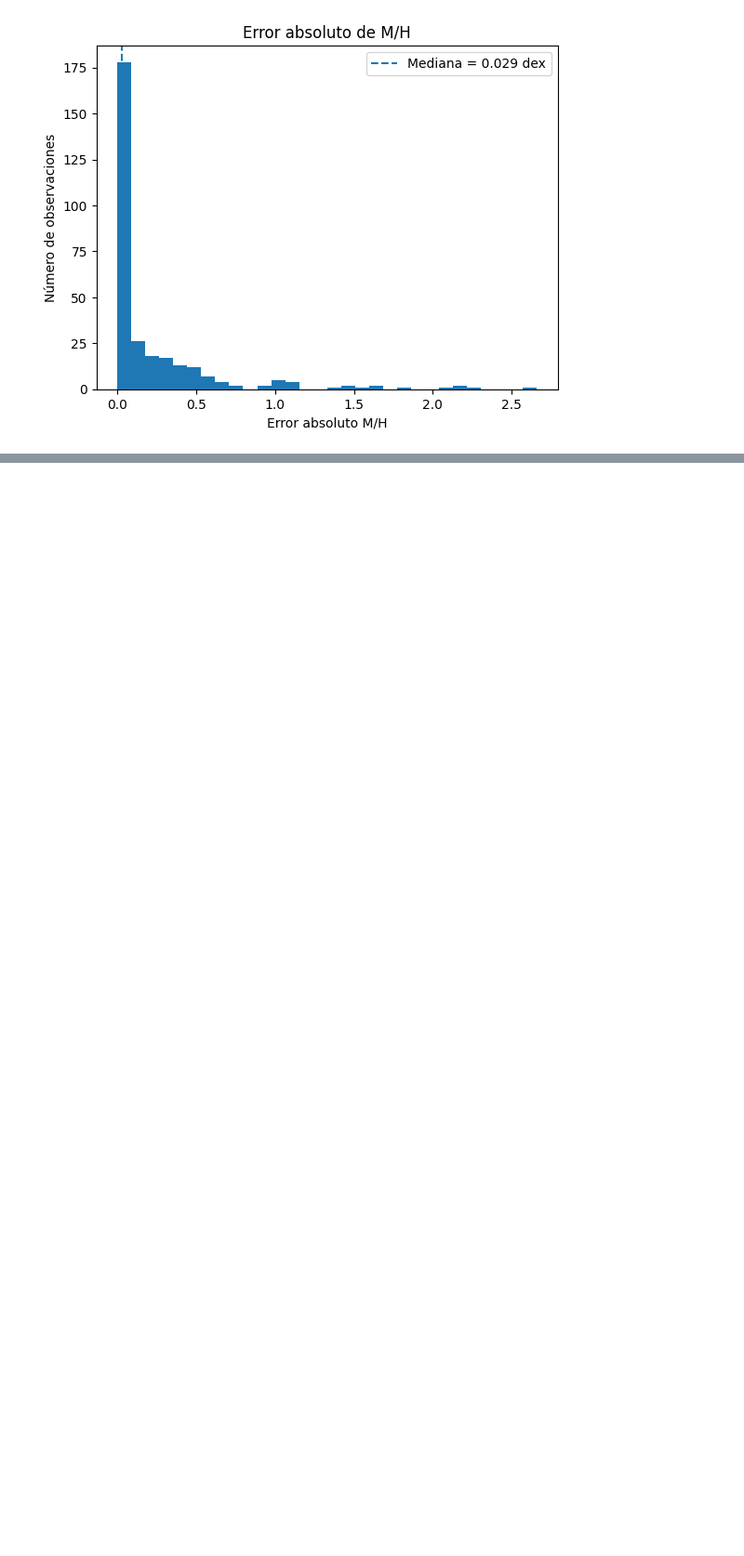
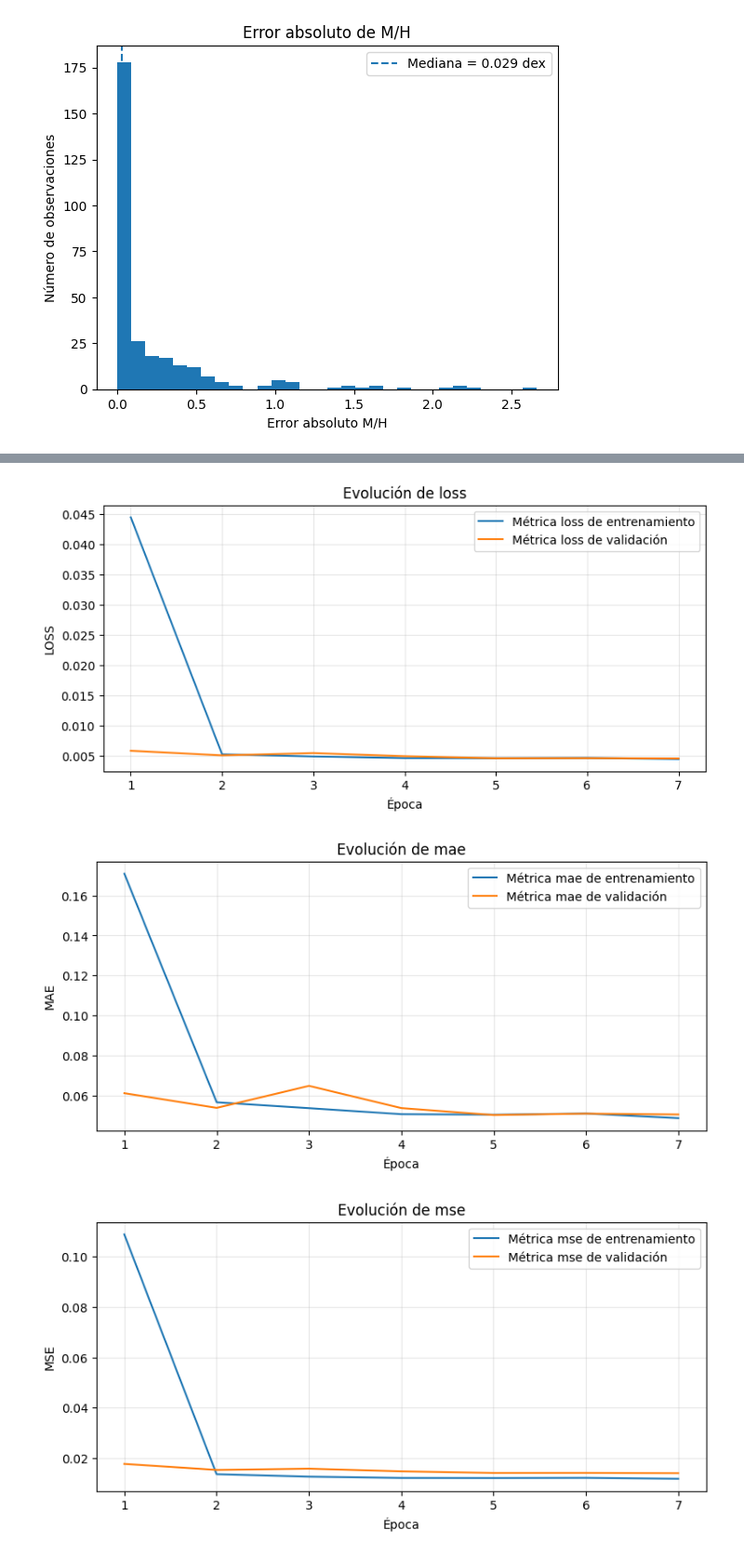
Before and after one commit to javier-cacho-master-ai/trabajo-fin-master, a Jupyter notebook: solution/models/model-training-RNN.ipynb, the cells around one changed output, grey strips where cells are left out. Shown at 93% size. Cells and saved outputs as stored; diff of their text form; code cells hidden in the pictures; blank space fills up the shorter version.

```diff
--- a/solution/models/model-training-RNN.ipynb
+++ b/solution/models/model-training-RNN.ipynb
@@ -661,0 +731,25 @@ error_df_rnn = analyze_ispec_errors(results_df_rnn)
+# %%
+early_stop_earlier = EarlyStopping(
+    monitor="val_loss",
+    patience=2,
+    min_delta=1e-4,
+    restore_best_weights=True
+)
+
+reduce_lr_earlier = ReduceLROnPlateau(
+    monitor="val_loss",
+    factor=0.5,
+    patience=1,
+    min_lr=1e-6,
+    verbose=1
+)
+
+history_birnn_attention = model_birnn_attention.fit(
+    X_train_rnn,
+    y_train_norm_median_spec,
+    validation_data=(X_val_rnn, y_val_norm_median_spec),
+    epochs=15,
+    batch_size=64,
+    callbacks=[early_stop_earlier, reduce_lr_earlier],
+    verbose=1
+)
@@ -661,0 +777,18 @@ error_df_rnn = analyze_ispec_errors(results_df_rnn)
+# %%
+# Importamos funciones a usar para analizar resultados
+from model_functions import (
+    plot_training_metrics,
+    plot_prediction_example,
+    plot_worst_best_predictions
+)
+
+model_data_birnn_attention = history_birnn_attention.history
+plot_training_metrics(model_data_birnn_attention)
+
+# Predecimos sobre el conjunto de test
+y_pred_birnn_attention_norm = model_birnn_attention.predict(X_test_rnn)
+y_pred_birnn_attention = y_pred_birnn_attention_norm * y_scale_test
+# %% [output]
+[figure, added]
+[figure, added]
+[figure, added]
```
Also changed, not shown: parts of 16 cells of this notebook, 2 other files.
